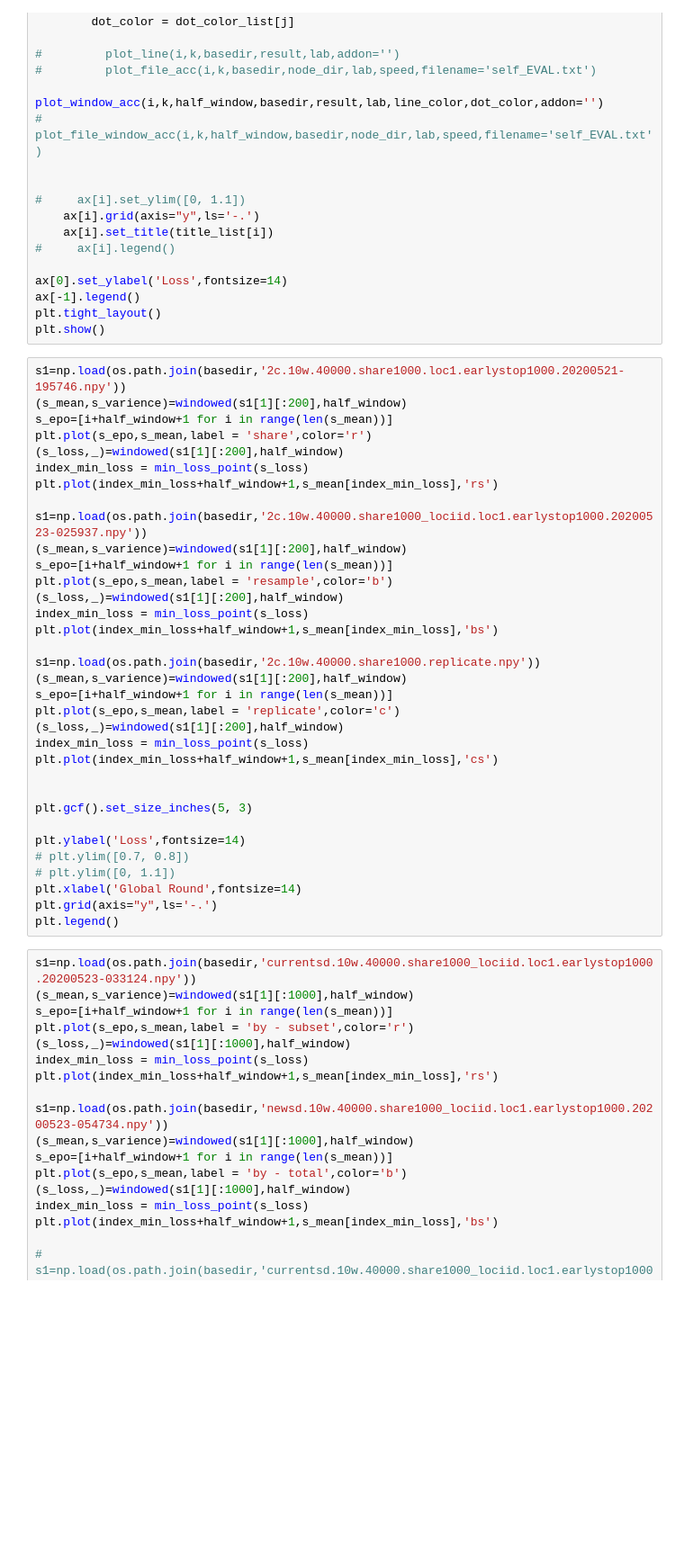
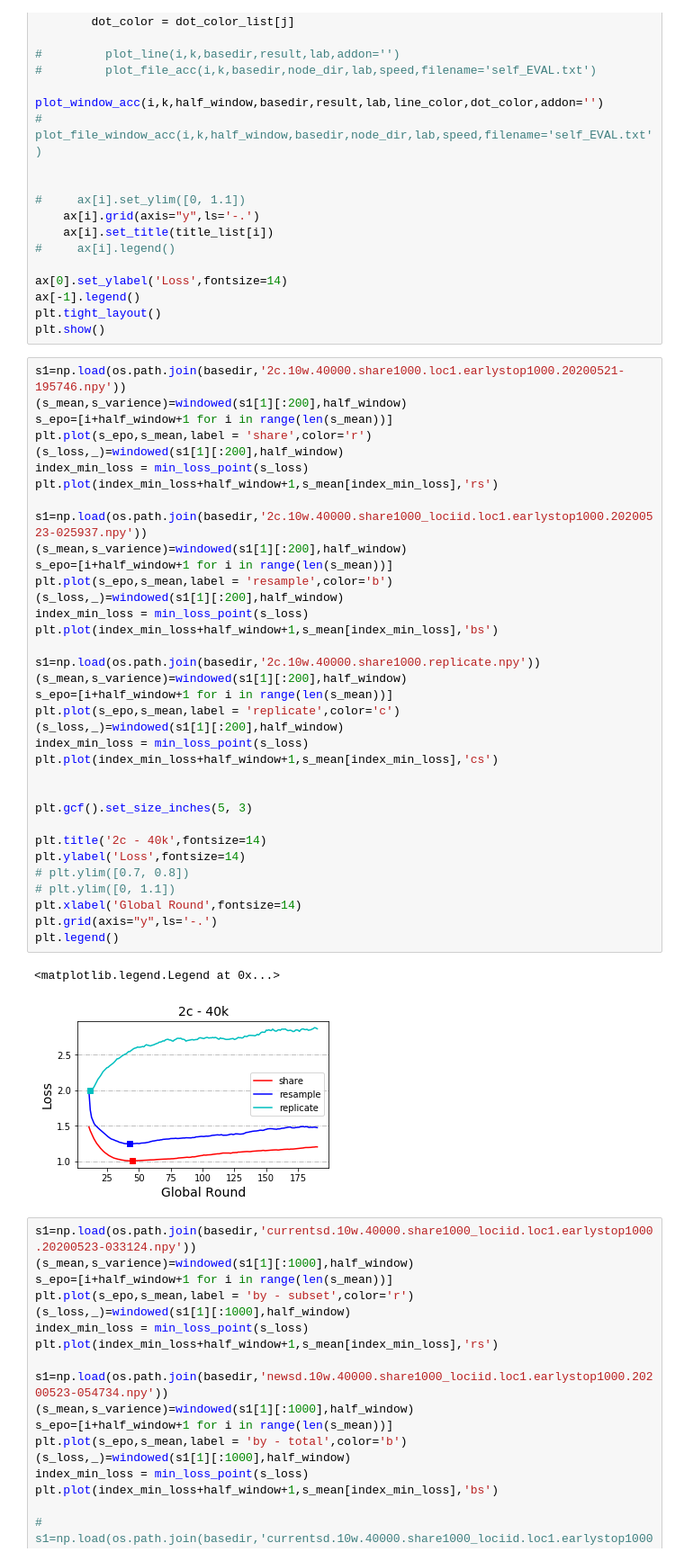
Before and after one commit to Jiarong-L/Thesis2020, a Jupyter notebook: Cifar10/RESULT_40000/Ploting-40k - 副本.ipynb, the cells around one changed output. Shown at 90% size. Cells and saved outputs as stored; diff of their text form; blank space fills up the shorter version.

```diff
--- a/Cifar10/RESULT_40000/Ploting-40k - 副本.ipynb
+++ b/Cifar10/RESULT_40000/Ploting-40k - 副本.ipynb
@@ -470,33 +546,37 @@ s_epo=[i+half_window+1 for i in range(len(s_mean))]
 plt.plot(s_epo,s_mean,label = 'share',color='r')
 (s_loss,_)=windowed(s1[1][:200],half_window)
 index_min_loss = min_loss_point(s_loss)
 plt.plot(index_min_loss+half_window+1,s_mean[index_min_loss],'rs')
 
 s1=np.load(os.path.join(basedir,'2c.10w.40000.share1000_lociid.loc1.earlystop1000.20200523-025937.npy'))
 (s_mean,s_varience)=windowed(s1[1][:200],half_window)
 s_epo=[i+half_window+1 for i in range(len(s_mean))]
 plt.plot(s_epo,s_mean,label = 'resample',color='b')
 (s_loss,_)=windowed(s1[1][:200],half_window)
 index_min_loss = min_loss_point(s_loss)
 plt.plot(index_min_loss+half_window+1,s_mean[index_min_loss],'bs')
 
 s1=np.load(os.path.join(basedir,'2c.10w.40000.share1000.replicate.npy'))
 (s_mean,s_varience)=windowed(s1[1][:200],half_window)
 s_epo=[i+half_window+1 for i in range(len(s_mean))]
 plt.plot(s_epo,s_mean,label = 'replicate',color='c')
 (s_loss,_)=windowed(s1[1][:200],half_window)
 index_min_loss = min_loss_point(s_loss)
 plt.plot(index_min_loss+half_window+1,s_mean[index_min_loss],'cs')
 
 
 plt.gcf().set_size_inches(5, 3)
 
+plt.title('2c - 40k',fontsize=14)
 plt.ylabel('Loss',fontsize=14)
 # plt.ylim([0.7, 0.8])
 # plt.ylim([0, 1.1])
 plt.xlabel('Global Round',fontsize=14)
 plt.grid(axis="y",ls='-.')
 plt.legend()
+# %% [output]
+<matplotlib.legend.Legend at 0x...>
+[figure, added]
 # %%
 s1=np.load(os.path.join(basedir,'currentsd.10w.40000.share1000_lociid.loc1.earlystop1000.20200523-033124.npy'))
 (s_mean,s_varience)=windowed(s1[1][:1000],half_window)
```
Also changed, not shown: parts of 3 cells of this notebook, 4 other files.
